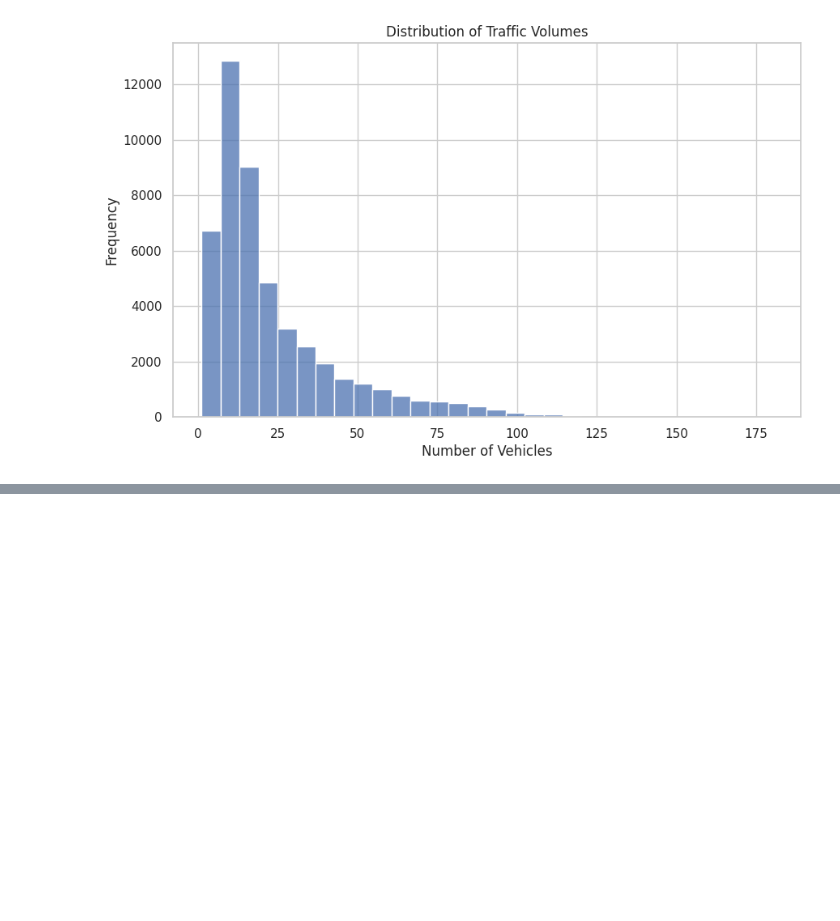
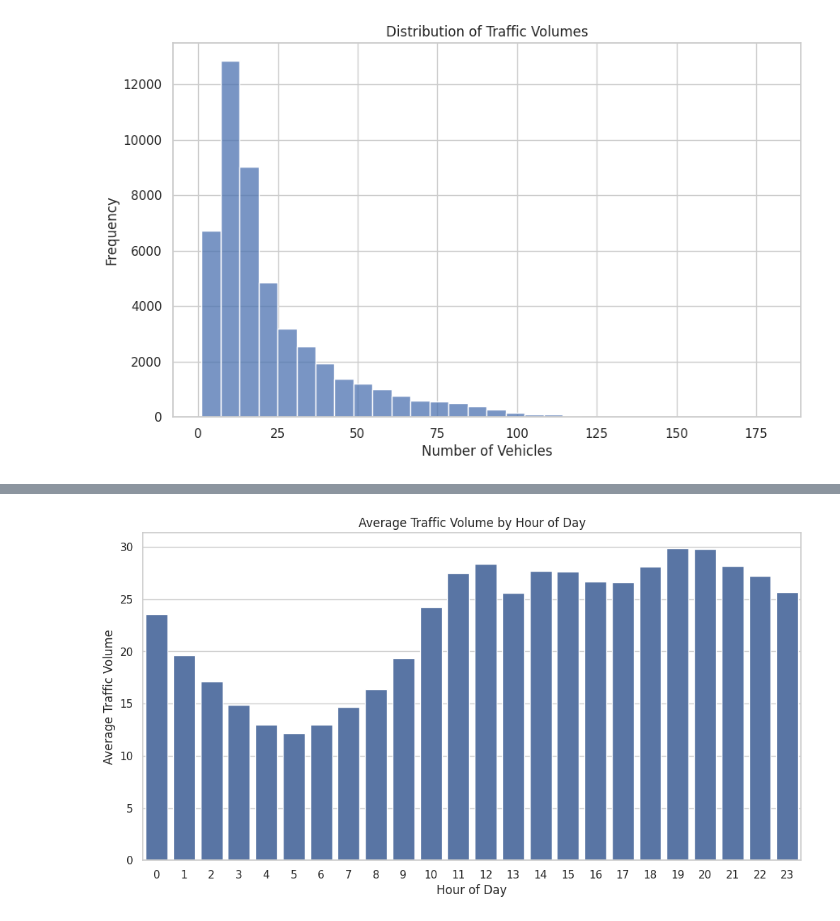
Before and after one commit to AaryanAnand10/Traffic-Prediction, a Jupyter notebook: Untitled0.ipynb, the cells around one changed output, grey strips where cells are left out. Saved outputs shown, nothing was run; the diff lists cells and outputs as text; code cells hidden in the pictures; blank space fills up the shorter version.

```diff
--- a/Untitled0.ipynb
+++ b/Untitled0.ipynb
@@ -68,0 +92,21 @@ plt.show()
+# %%
+
+hourly_traffic = traffic_data.groupby('HourOfDay')['Vehicles'].mean().reset_index()
+
+# Aggregate data to find mean traffic volume for each day of the week
+
+weekly_traffic = traffic_data.groupby('DayOfWeek')['Vehicles'].mean().reindex(
+    ['Monday', 'Tuesday', 'Wednesday', 'Thursday', 'Friday', 'Saturday', 'Sunday']
+).reset_index()
+# %%
+# Plotting the hourly traffic volume
+
+plt.figure(figsize=(12, 6))
+sns.barplot(x='HourOfDay', y='Vehicles', data=hourly_traffic)
+plt.title('Average Traffic Volume by Hour of Day')
+plt.xlabel('Hour of Day')
+plt.ylabel('Average Traffic Volume')
+plt.xticks(np.arange(0, 24, 1))
+plt.show()
+# %% [output]
+[figure, added]
```
Also changed, not shown: parts of 5 cells of this notebook.
